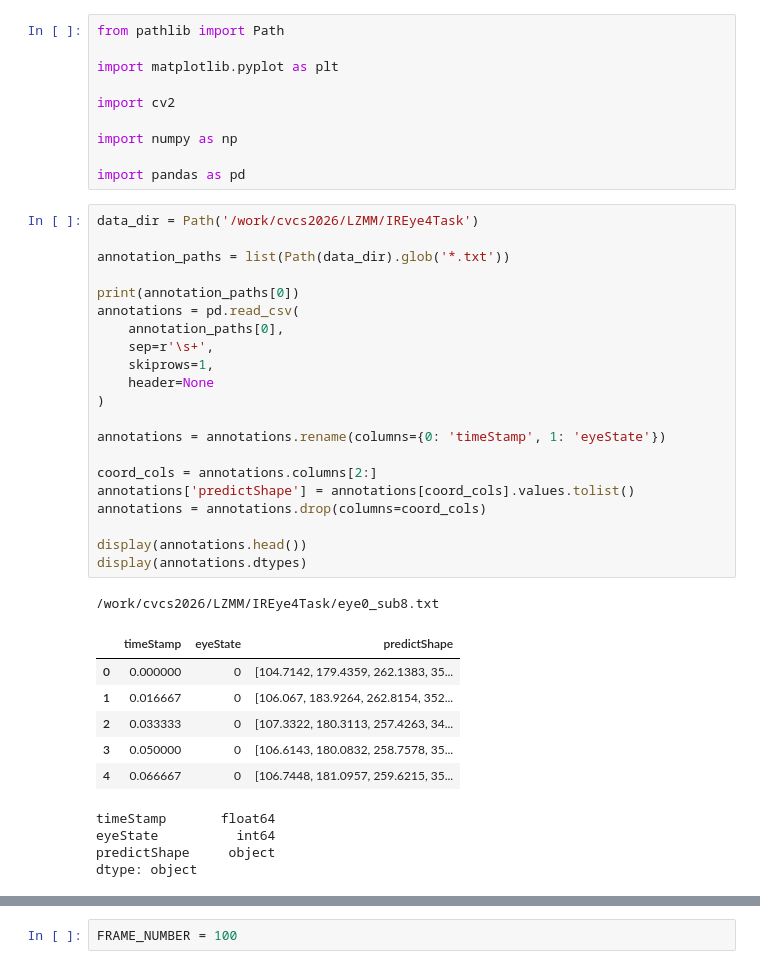
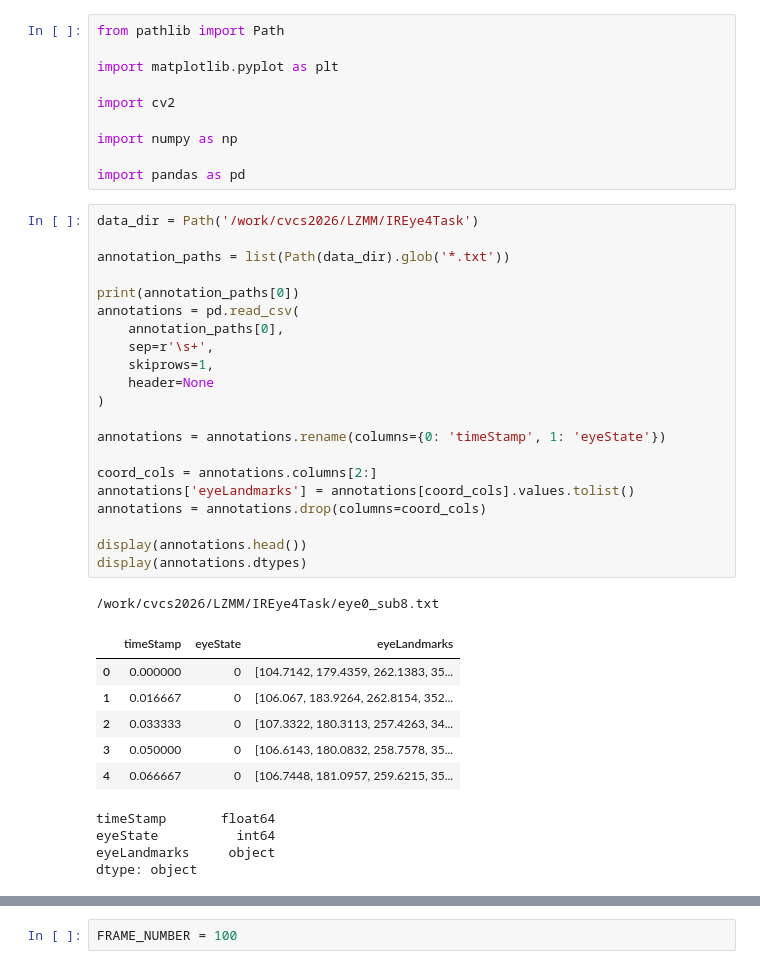
Before and after one commit to M61ss/cv-project, a Jupyter notebook: ireye-inspector.ipynb, the cells around one changed output, grey strips where cells are left out. Saved outputs shown, nothing was run; the diff lists cells and outputs as text.

```diff
--- a/ireye-inspector.ipynb
+++ b/ireye-inspector.ipynb
@@ -11,27 +11,27 @@ import pandas as pd
 # %%
 data_dir = Path('/work/cvcs2026/LZMM/IREye4Task')
 
 annotation_paths = list(Path(data_dir).glob('*.txt'))
 
 print(annotation_paths[0])
 annotations = pd.read_csv(
     annotation_paths[0],
     sep=r'\s+',
     skiprows=1,
     header=None
 )
 
 annotations = annotations.rename(columns={0: 'timeStamp', 1: 'eyeState'})
 
 coord_cols = annotations.columns[2:]
-annotations['predictShape'] = annotations[coord_cols].values.tolist()
+annotations['eyeLandmarks'] = annotations[coord_cols].values.tolist()
 annotations = annotations.drop(columns=coord_cols)
 
 display(annotations.head())
 display(annotations.dtypes)
 # %% [output]
 /work/cvcs2026/LZMM/IREye4Task/eye0_sub8.txt
-|  | timeStamp | eyeState | predictShape |
+|  | timeStamp | eyeState | eyeLandmarks |
 | 0 | 0.000000 | 0 | [104.7142, 179.4359, 262.1383, 35... |
 | 1 | 0.016667 | 0 | [106.067, 183.9264, 262.8154, 352... |
 | 2 | 0.033333 | 0 | [107.3322, 180.3113, 257.4263, 34... |
@@ -39,5 +39,5 @@ display(annotations.dtypes)
 | 4 | 0.066667 | 0 | [106.7448, 181.0957, 259.6215, 35... |
 timeStamp       float64
 eyeState          int64
-predictShape     object
+eyeLandmarks     object
 dtype: object
```
Also changed, not shown: parts of 6 cells of this notebook.
